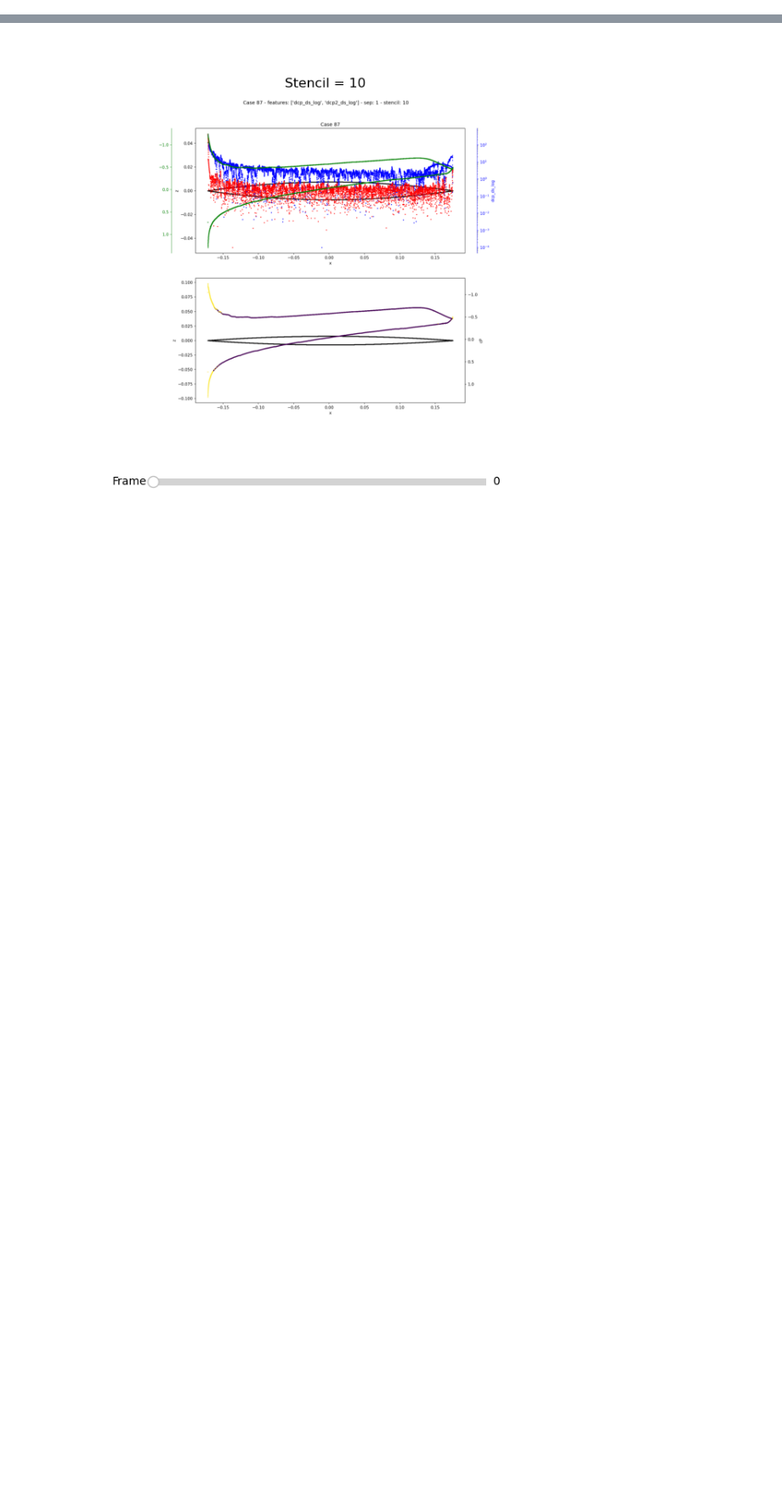
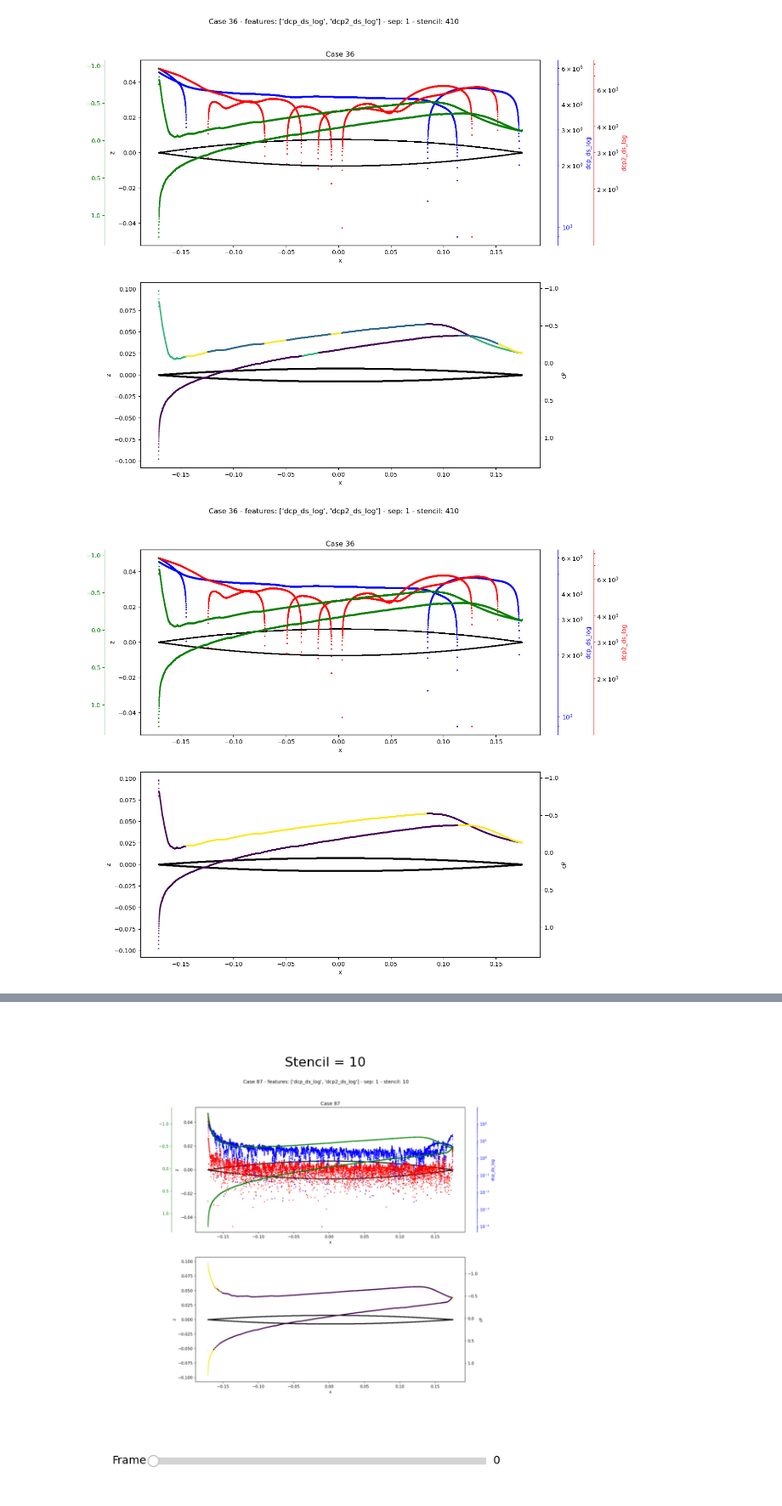
Before and after one commit to ninjaraiz/fellowship-of-the-ring, a Jupyter notebook: examples/pictures.ipynb, the cells around one changed output, grey strips where cells are left out. Shown at 85% size. Saved outputs shown, nothing was run; the diff lists cells and outputs as text; code cells hidden in the pictures; blank space fills up the shorter version.

```diff
--- a/examples/pictures.ipynb
+++ b/examples/pictures.ipynb
@@ -87,7 +85,7 @@ def plot_case_0(case, features, n_clusters, stencil, sep, save:bool = False):
     ax[0].set_xlabel('x')
     ax[0].set_ylabel('z')
     ax00.set_ylabel(features[0], color='blue')
-    ax01.set_ylabel(features[0], color='red')
+    ax01.set_ylabel(features[1], color='red')
     ax[0].set_title(f'Case {case}')
 
     ax[1].scatter(
@@ -145,3 +143,26 @@ def make_gif_from_case(case:int, features:list, n_clusters:int, sep:int):
             writer.append_data(image)
             # Remove the temporary file
             os.remove(temp_path)
+# %%
+features = ['dcp_ds_log', 'dcp2_ds_log'] # , 'gradrhox_log', 'gradTx_log'
+stencil = 410
+sep=1
+n_clusters=4
+
+case=36
+fig1 = plot_case_0(
+    case=case, features=features,
+    n_clusters=n_clusters,
+    stencil=stencil, sep=sep,
+    save=False
+    )
+n_clusters=2
+fig2 = plot_case_0(
+    case=case, features=features,
+    n_clusters=n_clusters,
+    stencil=stencil, sep=sep,
+    save=False
+    )
+# %% [output]
+[figure, added]
+[figure, added]
```
Also changed, not shown: parts of 2 cells of this notebook, 5 other files.
